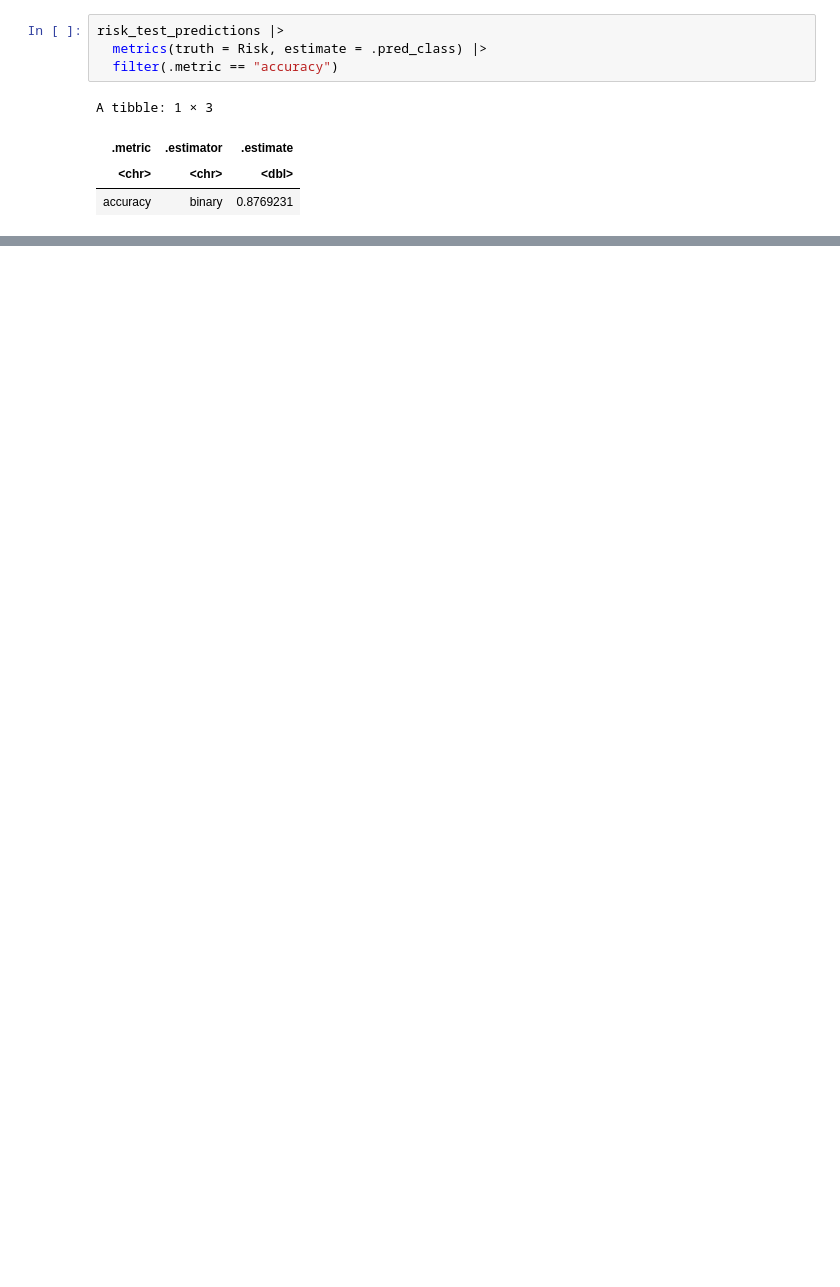
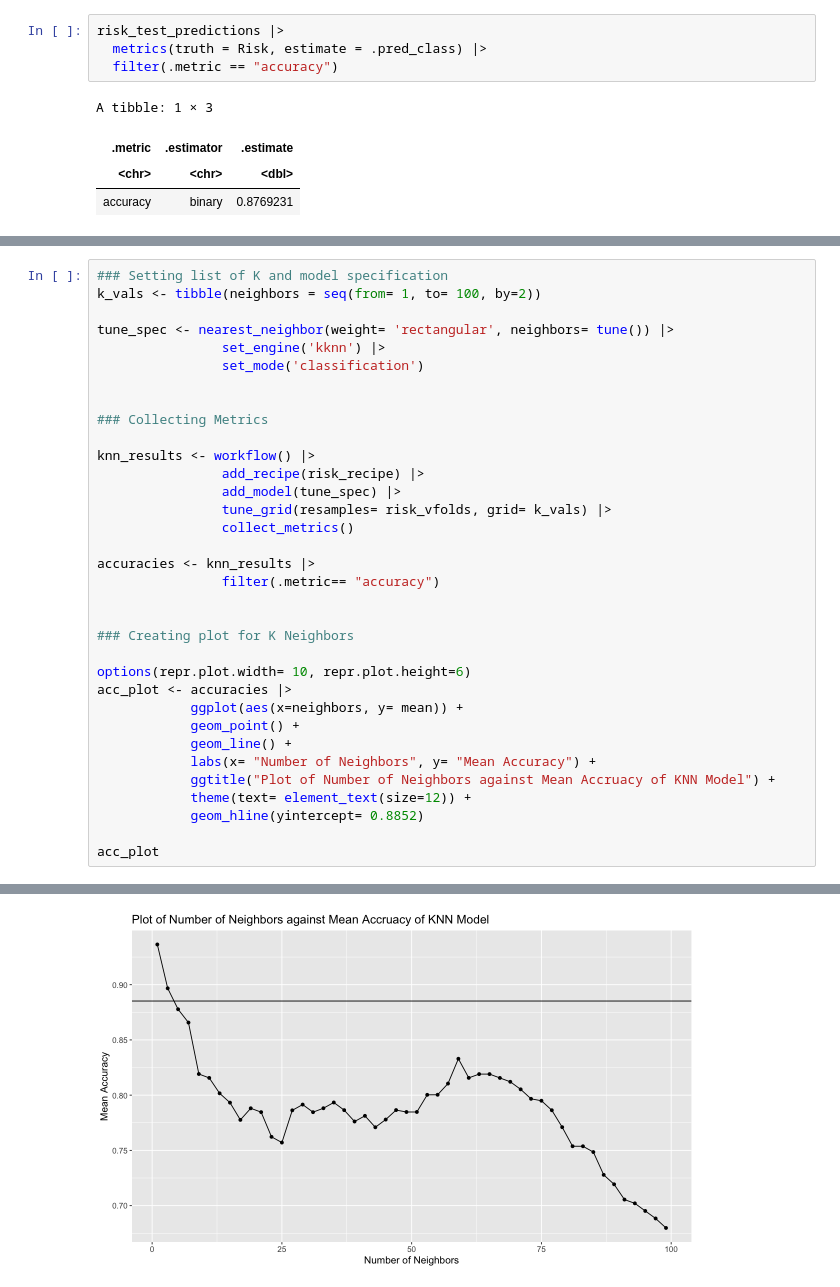
Before and after one commit to montajesaj1/DSCI100-G27, a Jupyter notebook: Group Project Report Final.ipynb, the cells around one changed output, grey strips where cells are left out. Saved outputs shown, nothing was run; the diff lists cells and outputs as text; blank space fills up the shorter version.

Commit message:
Results completed

```diff
--- a/Group Project Report Final.ipynb
+++ b/Group Project Report Final.ipynb
@@ -486,0 +598,35 @@ acc
+# %%
+### Setting list of K and model specification
+k_vals <- tibble(neighbors = seq(from= 1, to= 100, by=2))
+
+tune_spec <- nearest_neighbor(weight= 'rectangular', neighbors= tune()) |>
+                set_engine('kknn') |>
+                set_mode('classification')
+
+
+### Collecting Metrics
+
+knn_results <- workflow() |>
+                add_recipe(risk_recipe) |>
+                add_model(tune_spec) |>
+                tune_grid(resamples= risk_vfolds, grid= k_vals) |>
+                collect_metrics()
+
+accuracies <- knn_results |>
+                filter(.metric== "accuracy")
+
+
+### Creating plot for K Neighbors
+
+options(repr.plot.width= 10, repr.plot.height=6)
+acc_plot <- accuracies |>
+            ggplot(aes(x=neighbors, y= mean)) +
+            geom_point() +
+            geom_line() +
+            labs(x= "Number of Neighbors", y= "Mean Accuracy") +
+            ggtitle("Plot of Number of Neighbors against Mean Accruacy of KNN Model") +
+            theme(text= element_text(size=12)) +
+            geom_hline(yintercept= 0.8852)
+
+acc_plot
+# %% [output]
@@ -486,0 +650 @@ acc
+[figure, added]
```
Also changed, not shown: parts of 12 cells of this notebook, 1 other file.
